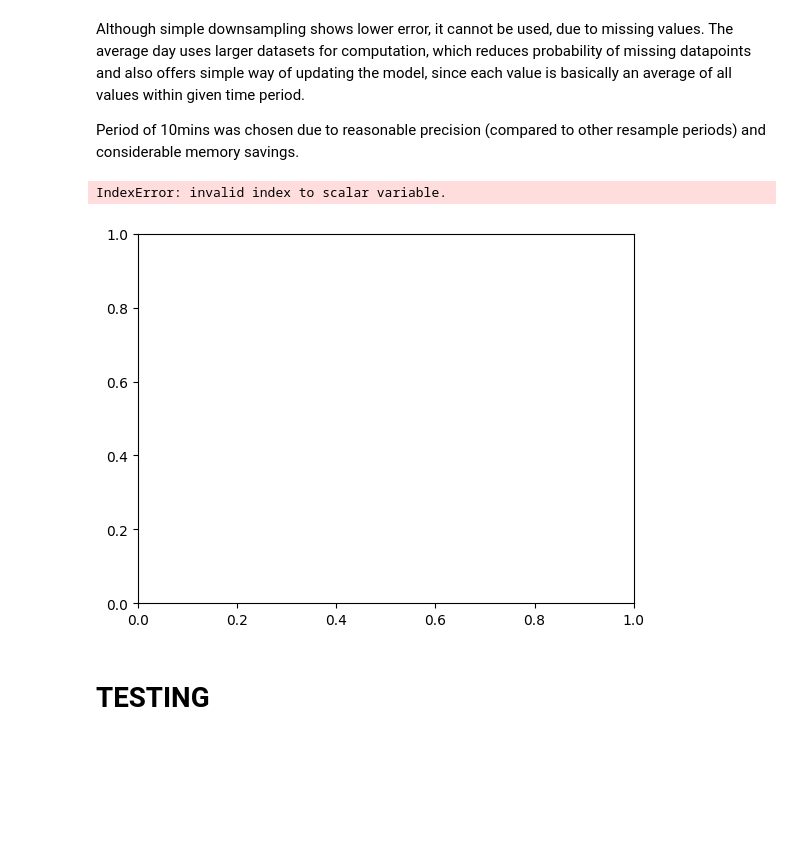
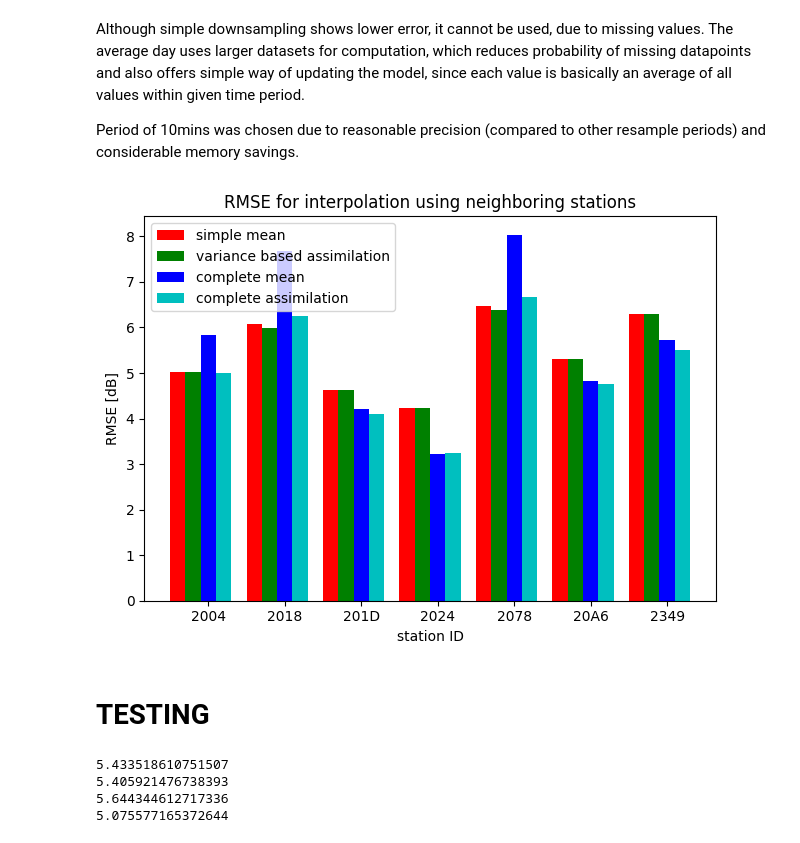
Before and after one commit to fahaerte/LSIES-FinalAssignment, a Jupyter notebook: Interpolation_LagPlots.ipynb, the cells around one changed output. Cells and saved outputs as stored; diff of their text form; code cells hidden in the pictures; blank space fills up the shorter version.

Commit message:
Task 5: -final heatmaps Task 1: -plot adjustment presentation: -added images

```diff
--- a/Interpolation_LagPlots.ipynb
+++ b/Interpolation_LagPlots.ipynb
@@ -38,3 +17,14 @@ del csv_file_name, coords, csv_reader, read_obj, row
+# %%
+csv_file_name = 'sensor_positions.csv'
+coords = []
+IDs = []
+dir_path = 'data/'
+
+stations_df = import_sensor_positions(dir_path, csv_file_name)
+stations_df.set_index('IDs', inplace=True)
+IDs = list(stations_df.index)
+
+del csv_file_name, coords
 # %% [markdown]
 ### I.b) Form groups based on distance between stations ###
 # %%
@@ -193,7 +183,7 @@ Missing data is filled with data of neighboring sensors
 # 1.1)
 IDs_set = set(IDs);
 
-tdata = [[] for _ in range(len(IDs))]
+tdata = [[] for _ in range(len(stations_df))]
 stations_df['grp_corrs_i']= tdata
 icors = []
 ixx = []
@@ -230,7 +238,7 @@ del tempc, ttemp, itemp, ttuple, icors, group, corrs
 # 1.2)
 IDs_set = set(IDs);
 
-tdata = [[] for _ in range(len(IDs))]
+tdata = [[] for _ in range(len(stations_df))]
 stations_df['grp_corrs_m']= tdata
 
 mcors = []
@@ -332,7 +358,7 @@ betas = []
 
 IDs_set = set(IDs);
 
-tdata = [[] for _ in range(len(IDs))]
+tdata = [[] for _ in range(len(stations_df))]
 stations_df['grp_linear']= tdata
 
 for id in IDs:
@@ -679,29 +759,41 @@ for id in IDs:
 # %%
 fig, ax = plt.subplots(1,1)
 
+arr3 = []
+
+for i in range(0,len(rmses)):
+    arr3.append(rmses[i][-1])
+
 arr2 = []
 
-for i in range(0,len(rmses)):
-    arr2.append(rmses[i][-1])
+for i in range(0,len(rmsel)):
+    arr2.append(rmsel[i][-1])
 
+xx = xx[0:7]
 X = np.arange(len(xx))
 
 ax.set_xlabel('station ID')
 ax.set_ylabel('RMSE [dB]')
-ax.bar(X-.18, arr0, color='r', width = 0.33)
-ax.bar(X, arr1, color='g', width = 0.33, tick_label=xx)
-ax.bar(X+.18, arr2, color='b', width = 0.33)
+ax.set_xlabel('station ID')
+ax.set_ylabel('RMSE [dB]')
+ax.bar(X-.30, arr0, color='r', width = 0.20)
+ax.bar(X-.10, arr1, color='g', width = 0.20)
+ax.bar(X+.10, arr2, color='b', width = 0.20, tick_label=xx)
+ax.bar(X+.30, arr3, color='c', width = 0.20)
+
+ax.legend(['mean of all stations', 'group station 0',
+           'group station 1', 'group station 2'])
+
 ax.set_title('RMSE for interpolation using neighboring stations')
-ax.legend(['simple mean', 'variance based assimilation', 'complete assimilation'])
+ax.legend(['simple mean', 'variance based assimilation', 'complete mean', 'complete assimilation'])
 
 
 fig.tight_layout()
 plt.show()
 
-del rmses, rmses1, msxx, rmset, X, xx, ftup
+#del rmses, rmses1, msxx, rmset, X, xx, ftup
 # %% [output]
-IndexError: invalid index to scalar variable.
-[figure, old version]
+[figure, new version]
 # %% [markdown]
 # TESTING #
 # %%
@@ -711,3 +801,13 @@ list_rmses
+# %%
+print(np.mean(arr0))
+print(np.mean(arr1))
+print(np.mean(arr2))
+print(np.mean(arr3))
+# %% [output]
+5.433518610751507
+5.405921476738393
+5.644344612717336
+5.075577165372644
 # %%
 print(df_data_neighbor.isna().sum())
 # %%
```
Also changed, not shown: parts of 8 cells of this notebook, 6 other files.
